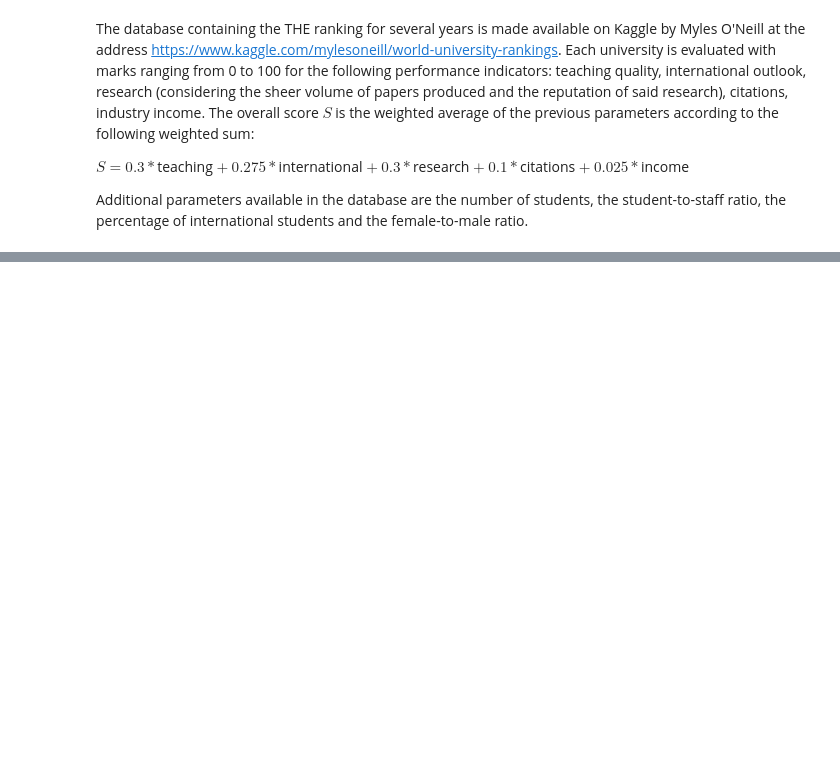
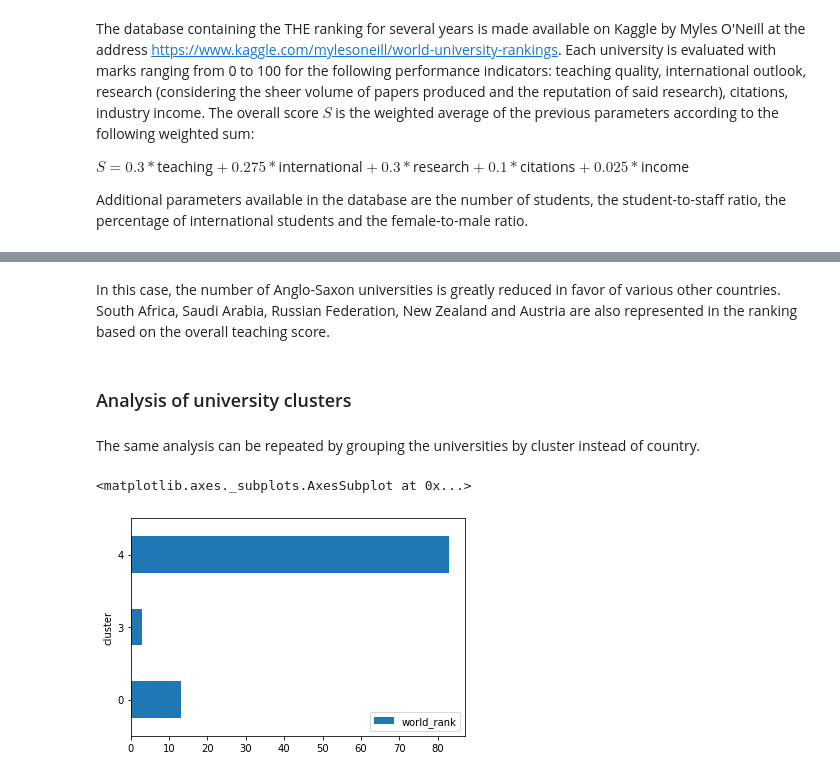
Before and after one commit to gabrielegrasso/Coursera_Capstone, a Jupyter notebook: university_performance.ipynb, the cells around one changed output, grey strips where cells are left out. Saved outputs shown, nothing was run; the diff lists cells and outputs as text; code cells hidden in the pictures; blank space fills up the shorter version.

```diff
--- a/university_performance.ipynb
+++ b/university_performance.ipynb
@@ -15,0 +177,11 @@ Additional parameters available in the database are the number of students, the
+# %% [markdown]
+In this case, the number of Anglo-Saxon universities is greatly reduced in favor of various other countries. South Africa, Saudi Arabia, Russian Federation, New Zealand and Austria are also represented in the ranking based on the overall teaching score.
+# %% [markdown]
+### Analysis of university clusters
+# %% [markdown]
+The same analysis can be repeated by grouping the universities by cluster instead of country.
+# %%
+times2016.sort_values('total_score', ascending =False).iloc[0:99,:].groupby('cluster').count().plot.barh(y='world_rank')
+# %% [output]
+<matplotlib.axes._subplots.AxesSubplot at 0x...>
+[figure, added]
```
Also changed, not shown: parts of 59 cells of this notebook, 1 other file.
